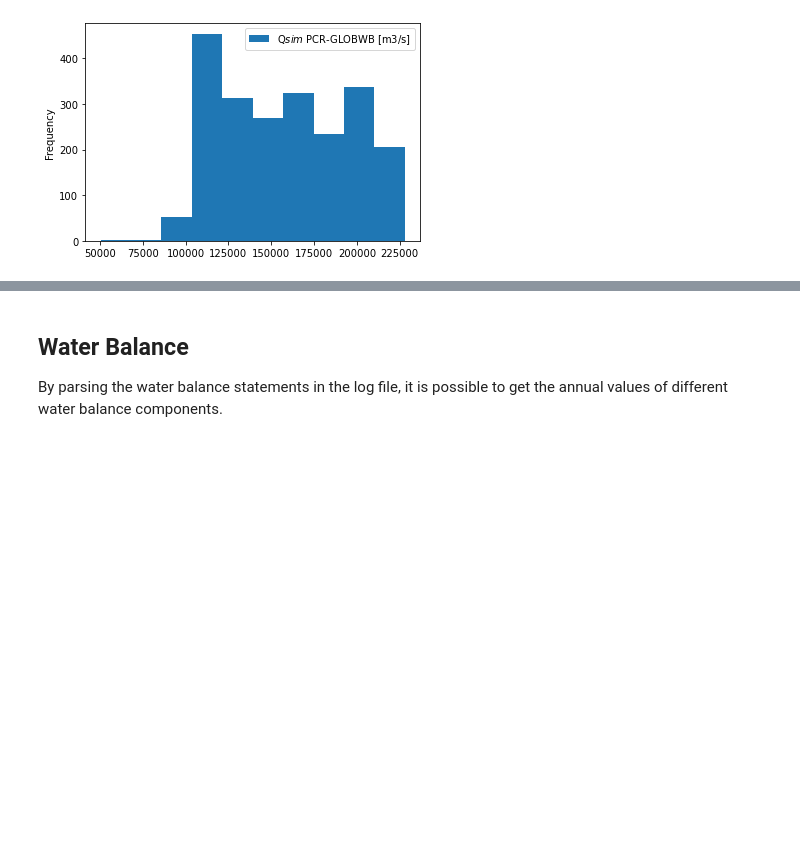
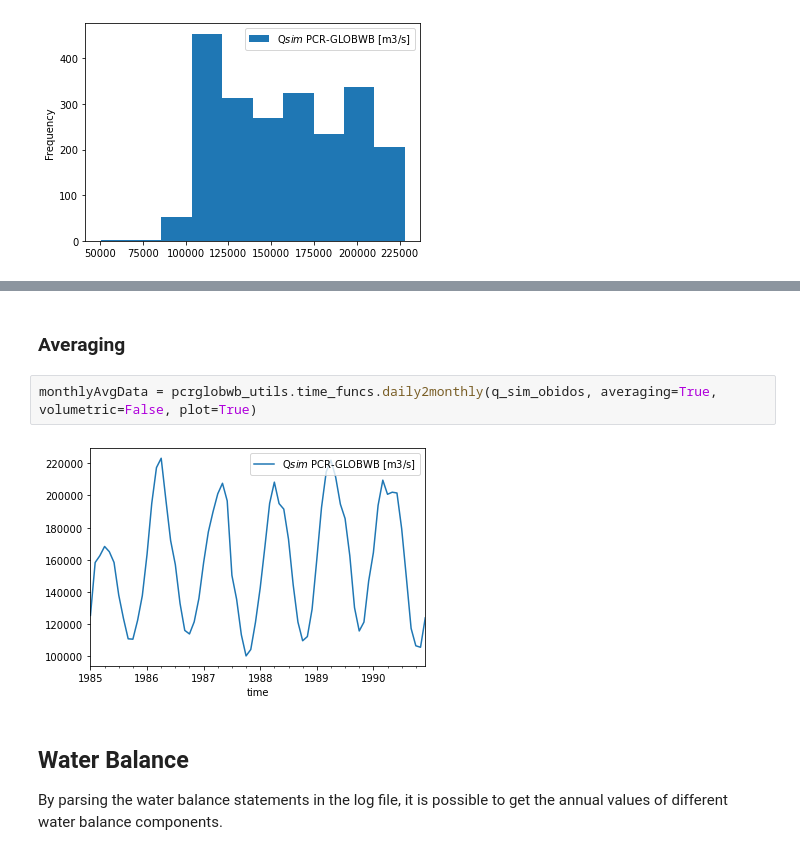
Before and after one commit to JannisHoch/pcrglobwb_utils, a Jupyter notebook: examples/example.ipynb, the cells around one changed output, grey strips where cells are left out. Cells and saved outputs as stored; diff of their text form; blank space fills up the shorter version.

```diff
--- a/examples/example.ipynb
+++ b/examples/example.ipynb
@@ -204,3 +181,9 @@ annualData.head()
+# %% [markdown]
+### Averaging
+# %%
+monthlyAvgData = pcrglobwb_utils.time_funcs.daily2monthly(q_sim_obidos, averaging=True, volumetric=False, plot=True)
+# %% [output]
+[figure, added]
 # %% [markdown]
 ## Water Balance
 
```
Also changed, not shown: parts of 24 cells of this notebook, 2 other files.
